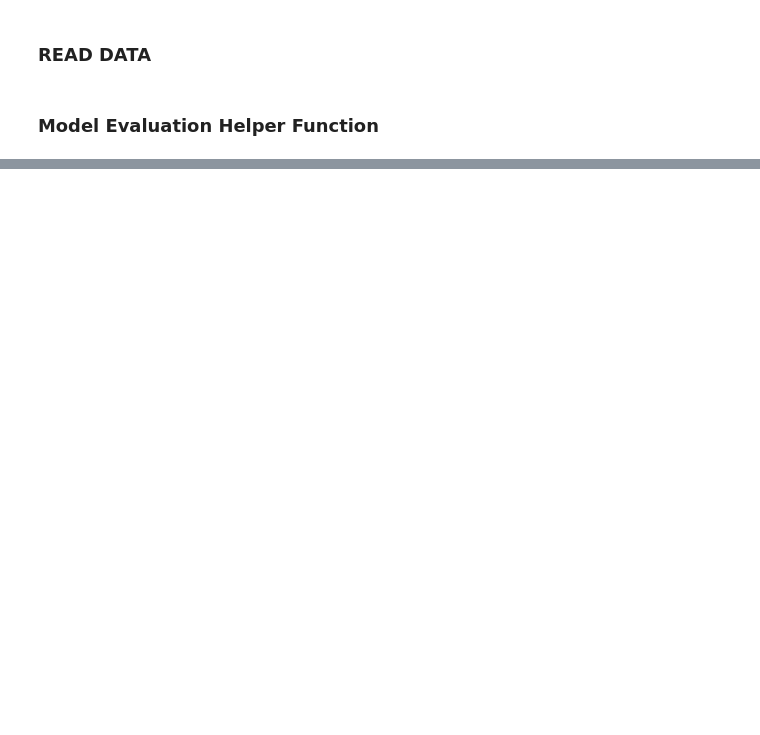
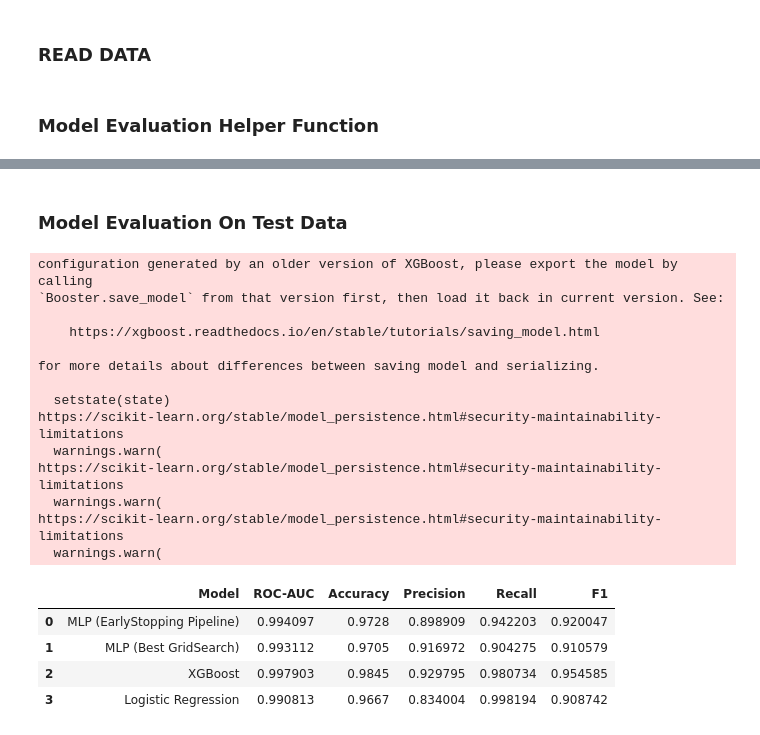
Before and after one commit to ginxaij/BT4012-Project, a Jupyter notebook: models_evaluation.ipynb, the cells around one changed output, grey strips where cells are left out. Drawn from its saved outputs; the diff is of its cells as text; code cells hidden in the pictures; blank space fills up the shorter version.

```diff
--- a/models_evaluation.ipynb
+++ b/models_evaluation.ipynb
@@ -186,0 +290,53 @@ results_df
+# %% [markdown]
+### Model Evaluation On Test Data
+# %%
+# --- Load your saved models ---
+mlp_es = joblib.load("models/best_mlp_es_pipeline_gridsearch.joblib")
+mlp_best = joblib.load("models/best_mlp_gridsearch.joblib")
+xgb_model = joblib.load("models/xgboost.joblib")
+logreg_model = joblib.load("models/log_reg.joblib")
+
+results = []
+
+# Baseline model
+results.append(evaluate_model("Baseline (0.5 prob)", y_test, y_prob_baseline))
+
+# 1. Best MLPClassifier from GridSearchCV with EarlyStopping
+y_prob = mlp_es.predict_proba(X_test)[:, 1]
+results.append(evaluate_model("MLP (EarlyStopping Pipeline)", y_test, y_prob))
+
+# 2. Best MLPClassifier from GridSearchCV
+y_prob = mlp_best.predict_proba(X_test)[:, 1]
+results.append(evaluate_model("MLP (Best GridSearch)", y_test, y_prob))
+
+# 3. XGBoost
+y_prob = xgb_model.predict_proba(X_test)[:, 1]
+results.append(evaluate_model("XGBoost", y_test, y_prob))
+
+# 4. Logistic Regression
+y_prob = logreg_model.predict_proba(X_test)[:, 1]
+results.append(evaluate_model("Logistic Regression", y_test, y_prob))
+
+# --- Convert to DataFrame for easier reading ---
+results_df = pd.DataFrame(results)
+results_df
+# %% [output]
+configuration generated by an older version of XGBoost, please export the model by calling
+`Booster.save_model` from that version first, then load it back in current version. See:
+
+    https://xgboost.readthedocs.io/en/stable/tutorials/saving_model.html
+
+for more details about differences between saving model and serializing.
+
+  setstate(state)
+https://scikit-learn.org/stable/model_persistence.html#security-maintainability-limitations
+  warnings.warn(
+https://scikit-learn.org/stable/model_persistence.html#security-maintainability-limitations
+  warnings.warn(
+https://scikit-learn.org/stable/model_persistence.html#security-maintainability-limitations
+  warnings.warn(
+|  | Model | ROC-AUC | Accuracy | Precision | Recall | F1 |
+| 0 | MLP (EarlyStopping Pipeline) | 0.994097 | 0.9728 | 0.898909 | 0.942203 | 0.920047 |
+| 1 | MLP (Best GridSearch) | 0.993112 | 0.9705 | 0.916972 | 0.904275 | 0.910579 |
+| 2 | XGBoost | 0.997903 | 0.9845 | 0.929795 | 0.980734 | 0.954585 |
+| 3 | Logistic Regression | 0.990813 | 0.9667 | 0.834004 | 0.998194 | 0.908742 |
```
Also changed, not shown: parts of 18 cells of this notebook, 4 other files.
